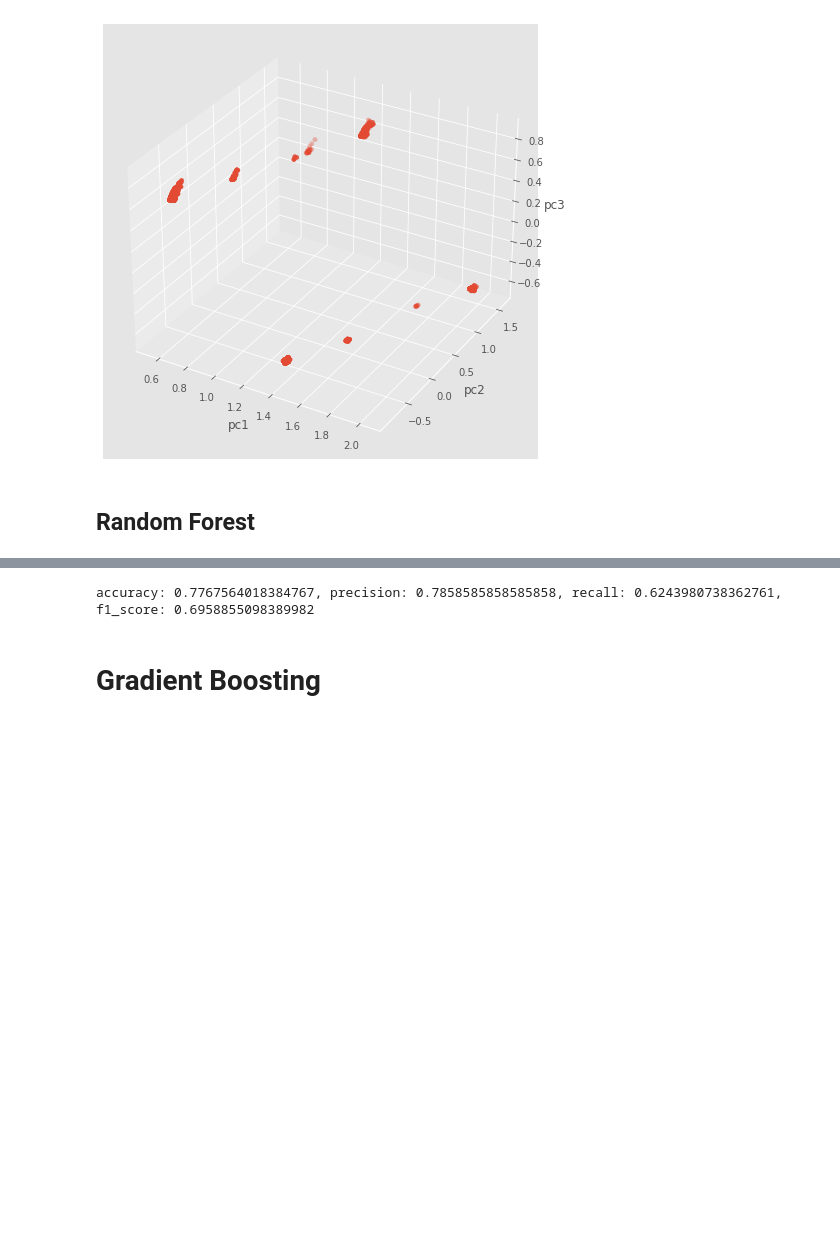
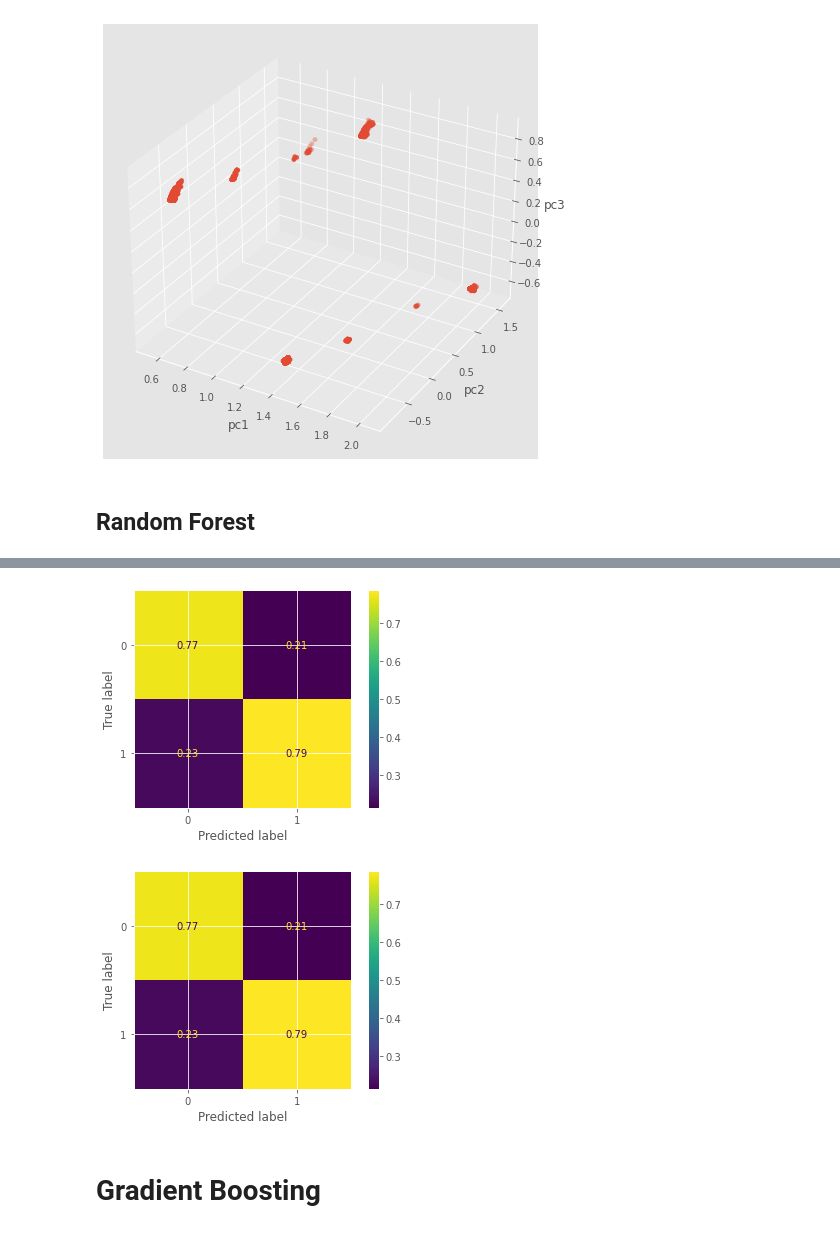
Before and after one commit to rghosh8/capstone-2, a Jupyter notebook: notebooks/embedding.ipynb, the cells around one changed output, grey strips where cells are left out. Drawn from its saved outputs; the diff is of its cells as text; code cells hidden in the pictures; blank space fills up the shorter version.

```diff
--- a/notebooks/embedding.ipynb
+++ b/notebooks/embedding.ipynb
@@ -283,7 +196,5 @@ X_train, X_test, y_train, y_test = train_test_split(train_X_augmented, train_tar
 # %%
-%%time
 from sklearn.ensemble import RandomForestClassifier
 clf = RandomForestClassifier(max_depth=100, random_state=0)
-clf.fit(X_train, y_train)
-y_pred=clf.predict(X_test)
+eval(clf, train_X_augmented, train_target, 0.2)
 # %% [output]
@@ -292,4 +202,2 @@ Wall time: 11.2 s
+[figure, added]
+[figure, added]
-# %%
-eval(y_test, y_pred)
-# %% [output]
-accuracy: 0.7767564018384767, precision: 0.7858585858585858, recall: 0.6243980738362761, f1_score: 0.6958855098389982
```
Also changed, not shown: parts of 34 cells of this notebook, 5 other files.
